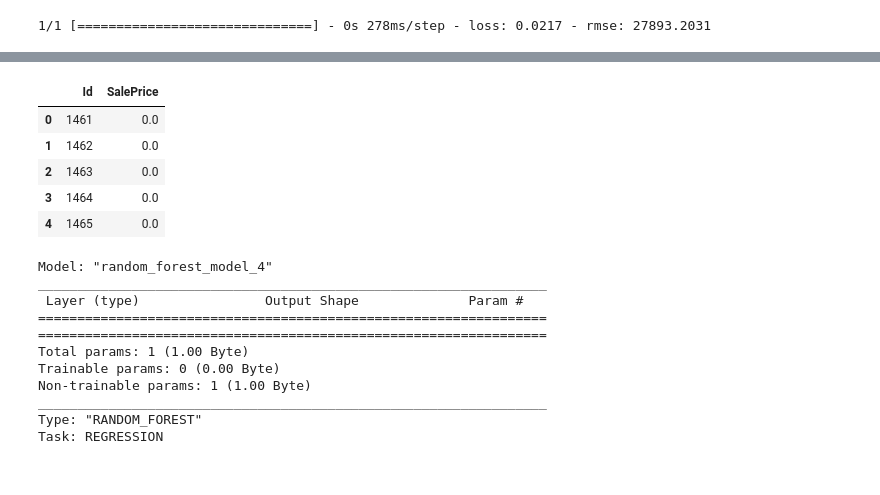
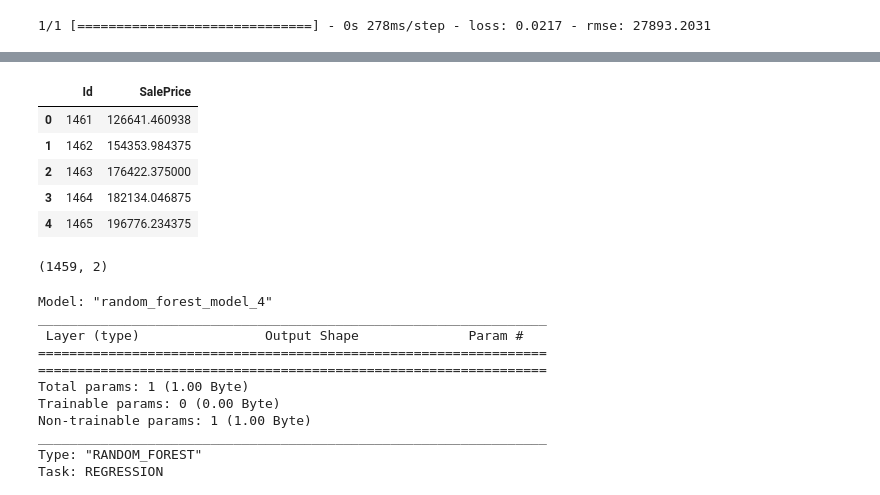
Before and after one commit to tomislavrekic/MLOps-Testing, a Jupyter notebook: src/houses.ipynb, the cells around one changed output, grey strips where cells are left out. Cells and saved outputs as stored; diff of their text form; code cells hidden in the pictures.

```diff
--- a/src/houses.ipynb
+++ b/src/houses.ipynb
@@ -16,0 +19,3 @@ import tensorflow_decision_forests as tfdf
+# %%
+mlflow.set_tracking_uri("sqlite:///mlflow.db")
+mlflow.set_experiment("houses")
@@ -147,12 +259,8 @@ for i in range(len(splits)):
 #        loss=[root_mean_squared_log_error],
 #        metrics=[tf.keras.metrics.RootMeanSquaredError(name='rmse')])
 
-best_model.build(input_shape=(79,))
-best_model.compile(
-        loss = [tf.keras.losses.MeanSquaredLogarithmicError()],
-        metrics=[tf.keras.metrics.RootMeanSquaredError(name='rmse')])
-best_model.summary()
-eval = best_model.evaluate(x=val_data, return_dict=True)
+model.summary()
+eval = model.evaluate(x=val_data, return_dict=True)
 
 for name, value in eval.items():
         print(f"{name}: {value:.4f}")
@@ -160,9 +268,14 @@ for name, value in eval.items():
 test_data = tfdf.keras.pd_dataframe_to_tf_dataset(
         test_df, task = tfdf.keras.Task.REGRESSION)
 
-preds = best_model.predict(x=test_data)
+preds = model.predict(x=test_data)
 output = pd.DataFrame({'Id':test_ids,
                        'SalePrice':preds.squeeze()})
 
 output.head()
+
+submission_df = pd.read_csv("../data/house-prices-advanced-regression-techniques/sample_submission.csv")
+submission_df["SalePrice"] = model.predict(test_data)
+submission_df.to_csv("../kaggle/working/submission.csv", index=False)
+submission_df.head()
 # %% [output]
@@ -180,9 +299,14 @@ _________________________________________________________________
 |  | Id | SalePrice |
-| 0 | 1461 | 0.0 |
-| 1 | 1462 | 0.0 |
-| 2 | 1463 | 0.0 |
-| 3 | 1464 | 0.0 |
-| 4 | 1465 | 0.0 |
+| 0 | 1461 | 126641.460938 |
+| 1 | 1462 | 154353.984375 |
+| 2 | 1463 | 176422.375000 |
+| 3 | 1464 | 182134.046875 |
+| 4 | 1465 | 196776.234375 |
+# %%
+submission_df.head()
+print(submission_df.shape)
+# %% [output]
+(1459, 2)
 # %%
 model.summary()
 # %% [output]
```
Also changed, not shown: parts of 10 cells of this notebook.
